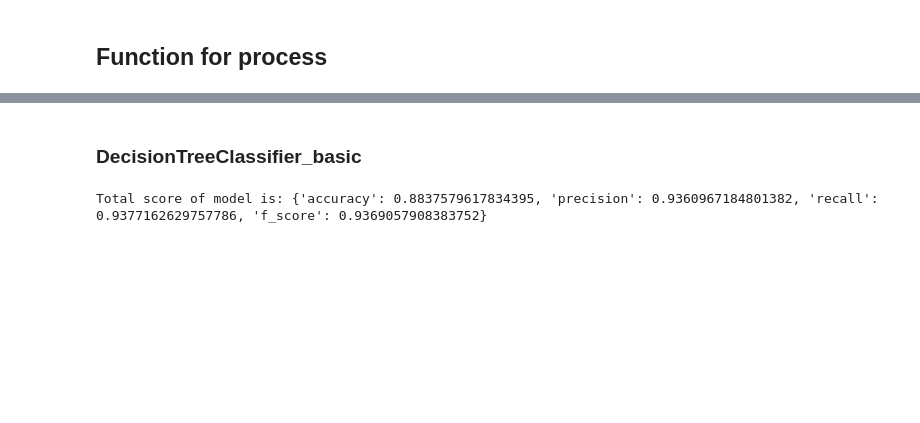
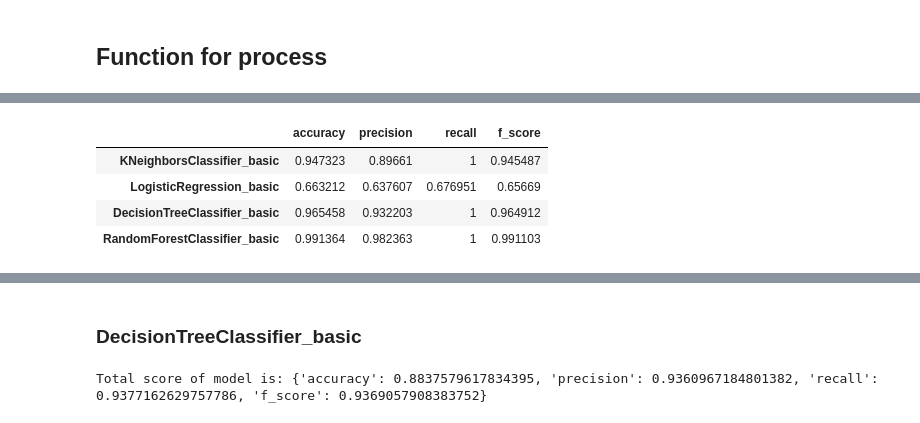
Before and after one commit to Belket/ResperatoryDeseaseClassification, a Jupyter notebook: Disease classification.ipynb, the cells around one changed output, grey strips where cells are left out. Drawn from its saved outputs; the diff is of its cells as text; code cells hidden in the pictures; blank space fills up the shorter version.

```diff
--- a/Disease classification.ipynb
+++ b/Disease classification.ipynb
@@ -246,0 +248,3 @@ number of patients of class 0 was too low
+# %%
+results_oversampled = Results()  # object for saving results
+basic_models = create_models_data(results_oversampled, df_oversampled, models_data=basic_models_data, test_size=0.3)
@@ -246,0 +254,8 @@ number of patients of class 0 was too low
+# %%
+results_oversampled.get_scores()
+# %% [output]
+|  | accuracy | precision | recall | f_score |
+| KNeighborsClassifier_basic | 0.947323 | 0.89661 | 1 | 0.945487 |
+| LogisticRegression_basic | 0.663212 | 0.637607 | 0.676951 | 0.65669 |
+| DecisionTreeClassifier_basic | 0.965458 | 0.932203 | 1 | 0.964912 |
+| RandomForestClassifier_basic | 0.991364 | 0.982363 | 1 | 0.991103 |
```
Also changed, not shown: parts of 34 cells of this notebook.
